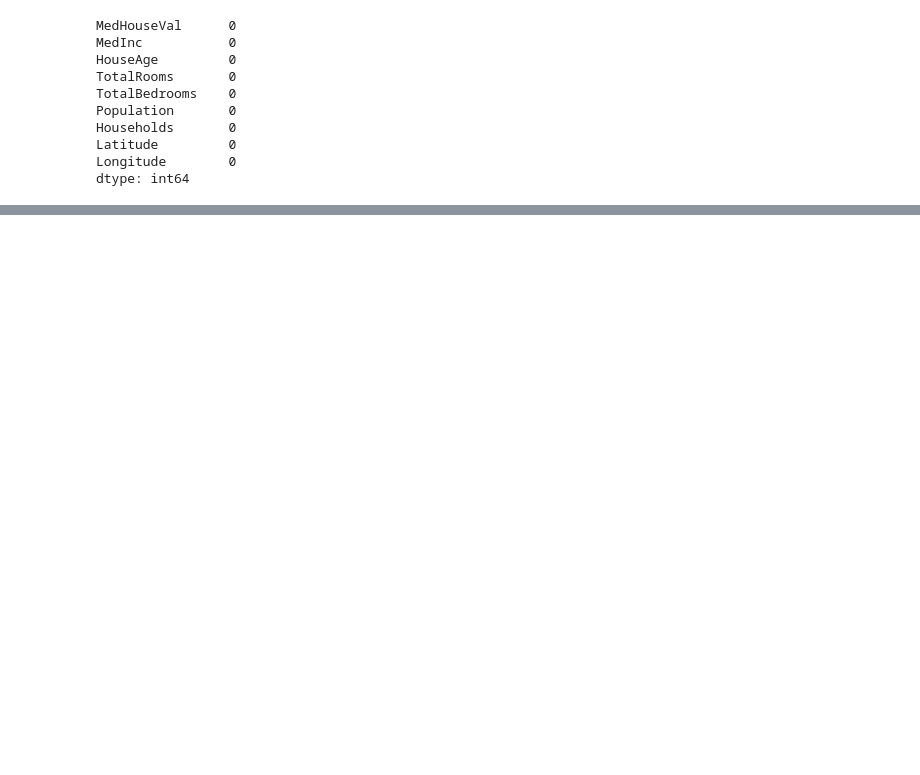
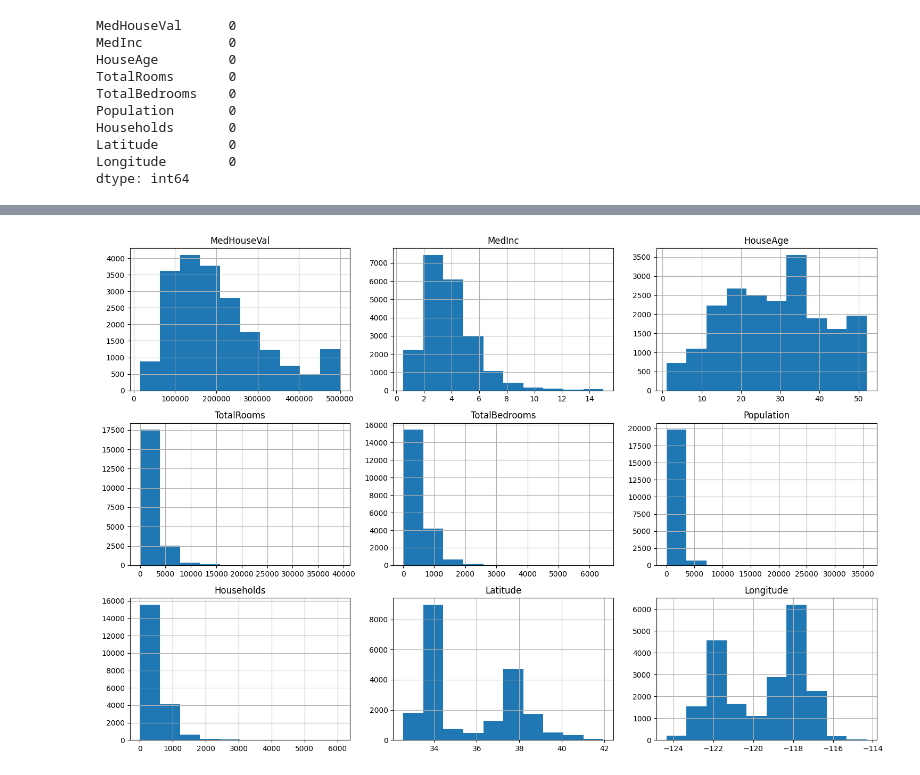
Before and after one commit to khasif18/house-price-predictor-, a Jupyter notebook: task1_ml_linear_regression.ipynb.ipynb, the cells around one changed output, grey strips where cells are left out. Drawn from its saved outputs; the diff is of its cells as text; code cells hidden in the pictures; blank space fills up the shorter version.

Commit message:
Completed exploratory data analysis and visualizations

```diff
--- a/task1_ml_linear_regression.ipynb.ipynb
+++ b/task1_ml_linear_regression.ipynb.ipynb
@@ -113,0 +127,6 @@ dtype: int64
+# %%
+df.hist(figsize=(15,10))
+plt.tight_layout()
+plt.show()
+# %% [output]
+[figure, added]
```
Also changed, not shown: parts of 4 cells of this notebook.
